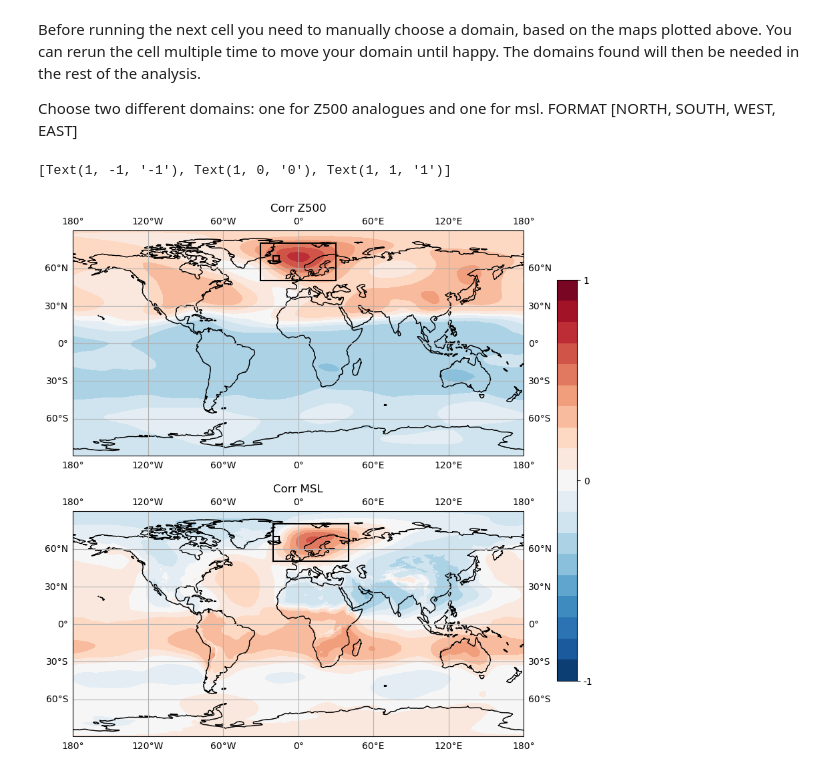
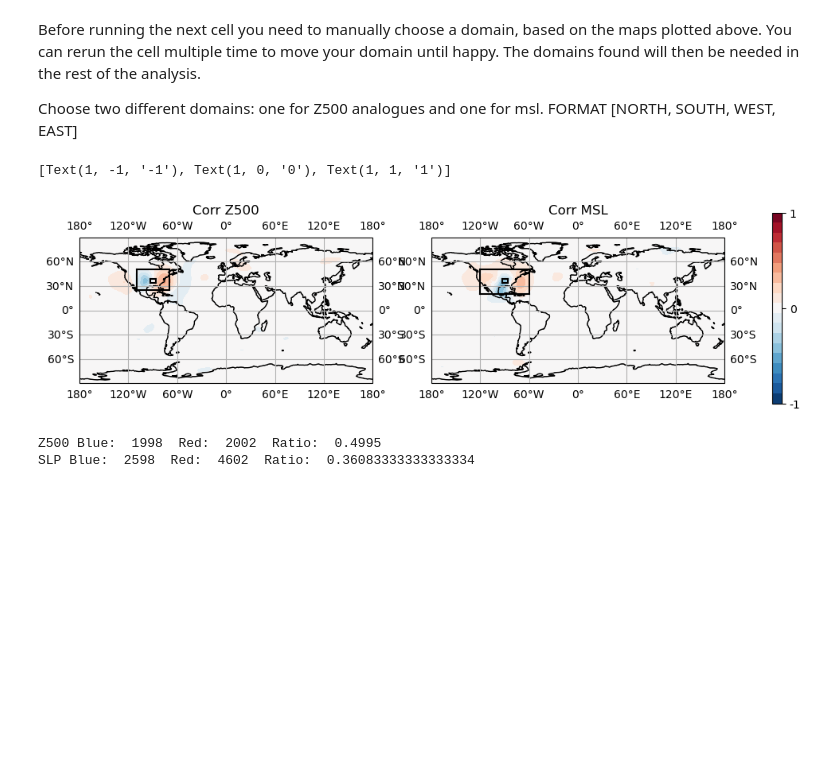
Before and after one commit to izpinto/c3s-451, a Jupyter notebook: input-notebooks/C3S_analogues-main/C3S01_analogues_Domain.ipynb, the cells around one changed output. Drawn from its saved outputs; the diff is of its cells as text; code cells hidden in the pictures; blank space fills up the shorter version.

```diff
--- a/input-notebooks/C3S_analogues-main/C3S01_analogues_Domain.ipynb
+++ b/input-notebooks/C3S_analogues-main/C3S01_analogues_Domain.ipynb
@@ -32,9 +30,9 @@ ModuleNotFoundError: No module named 'iris'
 # %%
 # Defining the variables:
 
-date = [2025, 'May', 17]; # Date to assess, only used to determine Months
-impact_domain = [70, 65, -15, -20] # Impact region, [NORTH, SOUTH, WEST, EAST]
-Haz = 't2m' # Hazard variable, 't2m' or 'tp'
+date = [2025, 'Apr', 5]
+impact_domain = [39, 34, -86, -93]# Impact region, [NORTH, SOUTH, WEST, EAST]
+Haz = 'tp' # Hazard variable, 't2m' or 'tp'
 # %%
 ### Automated variables - can be adjusted for sensitivity testing
 
@@ -75,6 +72,10 @@ OSError: One or more of the files specified did not exist:
 # %%
+## This needs changing to allow the timeseries to be from a shapefile, or an already determined event definition timeseries from the probabilistic assessment
+## t_ts needs to be a daily timeseries of the months defined earlier (default is 3-month window surrounding the event month) from 1950 to 2024
+## Shorter timeframe could be used - Y1 and Y2 (furtehr up) would need altering to match
+
 ## Impact Index ts
-t_data = my.reanalysis_data(Haz, Y1, Y2, months)
+t_data = my.reanalysis_data(Haz, Y1, Y2, date[1])
 t_reg = my.extract_region(t_data, impact_domain)
 
 coords = ('longitude', 'latitude')
@@ -93,7 +94,7 @@ weights=iris.analysis.cartography.area_weights(t_reg)
 t_ts, _ = t_reg.collapsed(coords,iris.analysis.MEAN, weights=weights, returned=True)
 # %%
 ## Correlation Z500
-z_data = my.reanalysis_data('z500', Y1, Y2, months)
+z_data = my.reanalysis_data('z500', Y1, Y2, date[1])
 z_data =  z_data - z_data.collapsed(['latitude', 'longitude'], iris.analysis.MEAN) # event for anavar to plot (fig a)
 a, b, c = np.shape(z_data.data)
 corr_field = np.empty((b,c))
@@ -106,7 +107,7 @@ for i in np.arange(b):
         p_field[i,j] = y
 
 ## Correlation SLP
-z_data = my.reanalysis_data('msl', Y1, Y2, months)
+z_data = my.reanalysis_data('msl', Y1, Y2, date[1])
 z_data =  z_data - z_data.collapsed(['latitude', 'longitude'], iris.analysis.MEAN) # event for anavar to plot (fig a)
 a, b, c = np.shape(z_data.data)
 corr_field2 = np.empty((b,c))
@@ -191,39 +192,81 @@ Choose two different domains: one for Z500 analogues and one for msl.
 FORMAT [NORTH, SOUTH, WEST, EAST]
 # %%
 # Change the next two lines to a suitable domain
-z500_domain = [80, 50, -30, 30]
-slp_domain = [80, 50, -20, 40]
+z500_domain = [50, 25, -70, -110]
+slp_domain = [50, 20, -60, -120]
 
 # Plot map of correlation
-fig, ax = plt.subplots(2, 1, subplot_kw={'projection': ccrs.PlateCarree()}, figsize=(10,10))
+fig, ax = plt.subplots(1,2, subplot_kw={'projection': ccrs.PlateCarree()}, figsize=(12,6))
 lats=z_data.coord('latitude').points
 lons=z_data.coord('longitude').points
 con_lev = np.linspace(-1, 1, 20)
 
 c1 = ax[0].contourf(lons, lats, corr_field, levels=con_lev, cmap='RdBu_r', transform=ccrs.PlateCarree())
 ax[0].add_feature(cf.COASTLINE)
 ax[0].coastlines(linewidth=0.4)
 ax[0].set_title('Corr Z500')
 ax[0].gridlines(draw_labels=True)
 my.plot_box(ax[0], impact_domain)
 my.plot_box(ax[0], z500_domain)
 
 c1 = ax[1].contourf(lons, lats, corr_field2, levels=con_lev, cmap='RdBu_r', transform=ccrs.PlateCarree())
 ax[1].add_feature(cf.COASTLINE)
 ax[1].coastlines(linewidth=0.4)
 ax[1].set_title('Corr MSL')
 ax[1].gridlines(draw_labels=True)
 my.plot_box(ax[1], impact_domain)
 my.plot_box(ax[1], slp_domain)
 
 fig.subplots_adjust(right=0.8)
-cax = fig.add_axes([0.85, 0.2, 0.03, 0.6])
+cax = fig.add_axes([0.85, 0.3, 0.01, 0.4])
 cbar = fig.colorbar(c1, cax=cax, ticks=[-1, 0, 1])
 cbar.ax.set_yticklabels(['-1', '0', '1'])
 #plt.tight_layout()
 # %% [output]
 [Text(1, -1, '-1'), Text(1, 0, '0'), Text(1, 1, '1')]
-[figure, old version]
+[figure, new version]
+# %%
+## To ensure the domain adequately captures the sclae required for it to be the large-scale dynamics we are assessing, not local level patterns, this section checks the ratio of 'red' to 'blue'.
+# There may be cases where blue dominated the correlation (i.e. negative correlation, which would be expected for rainfall where low-pressure is likely to dominate high rainfall)
+# Thus teh final line would need changing:
+# print('SLP Blue: ',blue, ' Red: ', red, ' Ratio: ', red/(red+blue))
+# Ratio required - around 25% (.2 to .3)
+
+## This bit could be used to automate the region: find point of highest corr and then find box that gives 20:80 red:blue
+X = z_data[0,:,:]
+X.data = corr_field
+Y = my.extract_region(X, z500_domain)
+
+a,b = np.shape(Y.data)
+blue = 0
+red = 0
+for i in np.arange(a):
+ for j in np.arange(b):
+  if Y.data[i,j] < 0:
+   blue +=1
+  else:
+   red +=1
+
+print('Z500 Blue: ',blue, ' Red: ', red, ' Ratio: ', blue/(red+blue)) # want val ~.2
+
+X = z_data[0,:,:]
+X.data = corr_field2
+Y = my.extract_region(X, slp_domain)
+
+a,b = np.shape(Y.data)
+blue = 0
+red = 0
+for i in np.arange(a):
+ for j in np.arange(b):
+  if Y.data[i,j] < 0:
+   blue +=1
+  else:
+   red +=1
+
+print('SLP Blue: ',blue, ' Red: ', red, ' Ratio: ', blue/(red+blue)) # want val .2-.3
+# %% [output]
+Z500 Blue:  1998  Red:  2002  Ratio:  0.4995
+SLP Blue:  2598  Red:  4602  Ratio:  0.36083333333333334
 # %%
 # Summary print out
 print('Summary: identify analogues domain')
```
Also changed, not shown: parts of 5 cells of this notebook, 8 other files.
